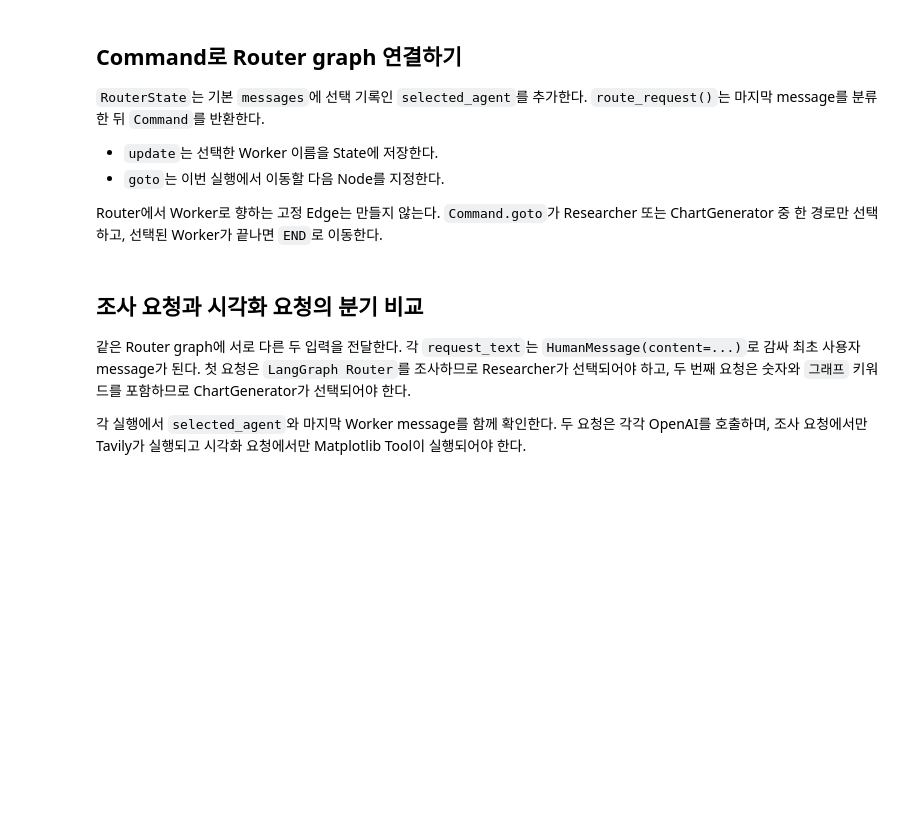
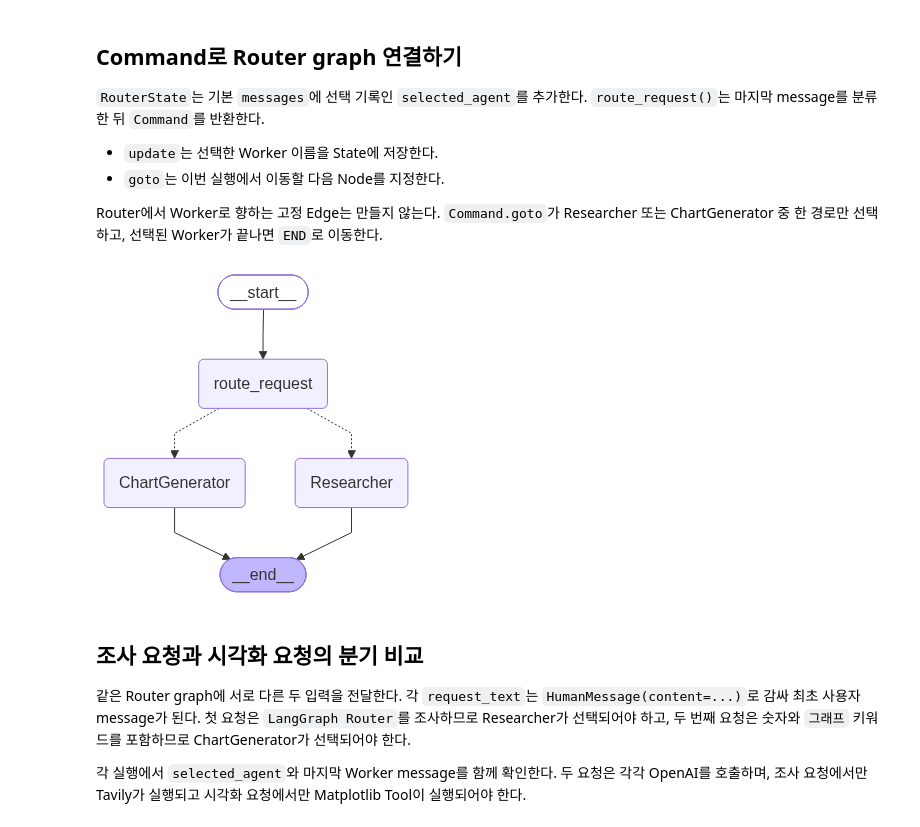
Before and after one commit to muniii-62/09_llm, a Jupyter notebook: 08_langgraph/02_langgraph/01_langgraph_multi_agent_collaboration.ipynb, the cells around one changed output. Drawn from its saved outputs; the diff is of its cells as text; code cells hidden in the pictures; blank space fills up the shorter version.

```diff
--- a/08_langgraph/02_langgraph/01_langgraph_multi_agent_collaboration.ipynb
+++ b/08_langgraph/02_langgraph/01_langgraph_multi_agent_collaboration.ipynb
@@ -204,14 +253,18 @@ Router는 마지막 사용자 요청을 한 번 읽고 Researcher 또는 ChartGe
 시각화 키워드가 있으면 ChartGenerator, 없으면 Researcher를 반환한다. 영문 키워드에 `graph`를 넣지 않으므로 제품명 `LangGraph Router`는 시각화 요청으로 잘못 분류되지 않는다.
 # %%
 from typing import Literal
+
+# Router에 전달되는 텍스트를 분석하여
+# 특정 단어의 포함 여부만 가지고  Worker Agent 선택
 
 def select_destination(
     request_text: str,
 ) -> Literal["Researcher", "ChartGenerator"]:
     chart_keywords = ("chart", "plot", "차트", "그래프", "시각화")
-    normalized_text = request_text.lower()
+    normalized_text = request_text.lower() # 요청 텍스트를 소문자로 변환
+    if any(keyword in normalized_text for keyword in chart_keywords):
+        return "ChartGenerator"
 
-    # ------------
     return "Researcher"
 
 print(select_destination("LangGraph Router의 사용 시점을 조사해 줘."))
@@ -228,25 +284,33 @@ Router에서 Worker로 향하는 고정 Edge는 만들지 않는다. `Command.go
 # %%
 from langgraph.types import Command
 
 class RouterState(MessagesState):
     selected_agent: Literal["Researcher", "ChartGenerator"]
 
 def route_request(
     state: RouterState,
 ) -> Command[Literal["Researcher", "ChartGenerator"]]:
+    #마지막 메시지 얻어오기
     request_text = str(state["messages"][-1].text)
+
+    # 메시지를 select_destination()에 전달하여 "Researcher", "CharGenerator"둘 중 하나 반환 받기
     destination = select_destination(request_text)
-    # ------------
+    return Command(
+        update={'selected_agent': destination},
+        goto=destination, #같은 이름으로 등록된 Node로 이동, 자동으로 Graph에서 conditional_edge로 연결됨
+    )
 
 router_builder = StateGraph(RouterState)
 router_builder.add_node("route_request", route_request)
 router_builder.add_node("Researcher", research_node)
 router_builder.add_node("ChartGenerator", chart_node)
 router_builder.add_edge(START, "route_request")
 router_builder.add_edge("Researcher", END)
 router_builder.add_edge("ChartGenerator", END)
 router_graph = router_builder.compile()
 router_graph
+# %% [output]
+[figure, added]
 # %% [markdown]
 ## 조사 요청과 시각화 요청의 분기 비교
 
```
Also changed, not shown: parts of 7 cells of this notebook, 8 other files.
